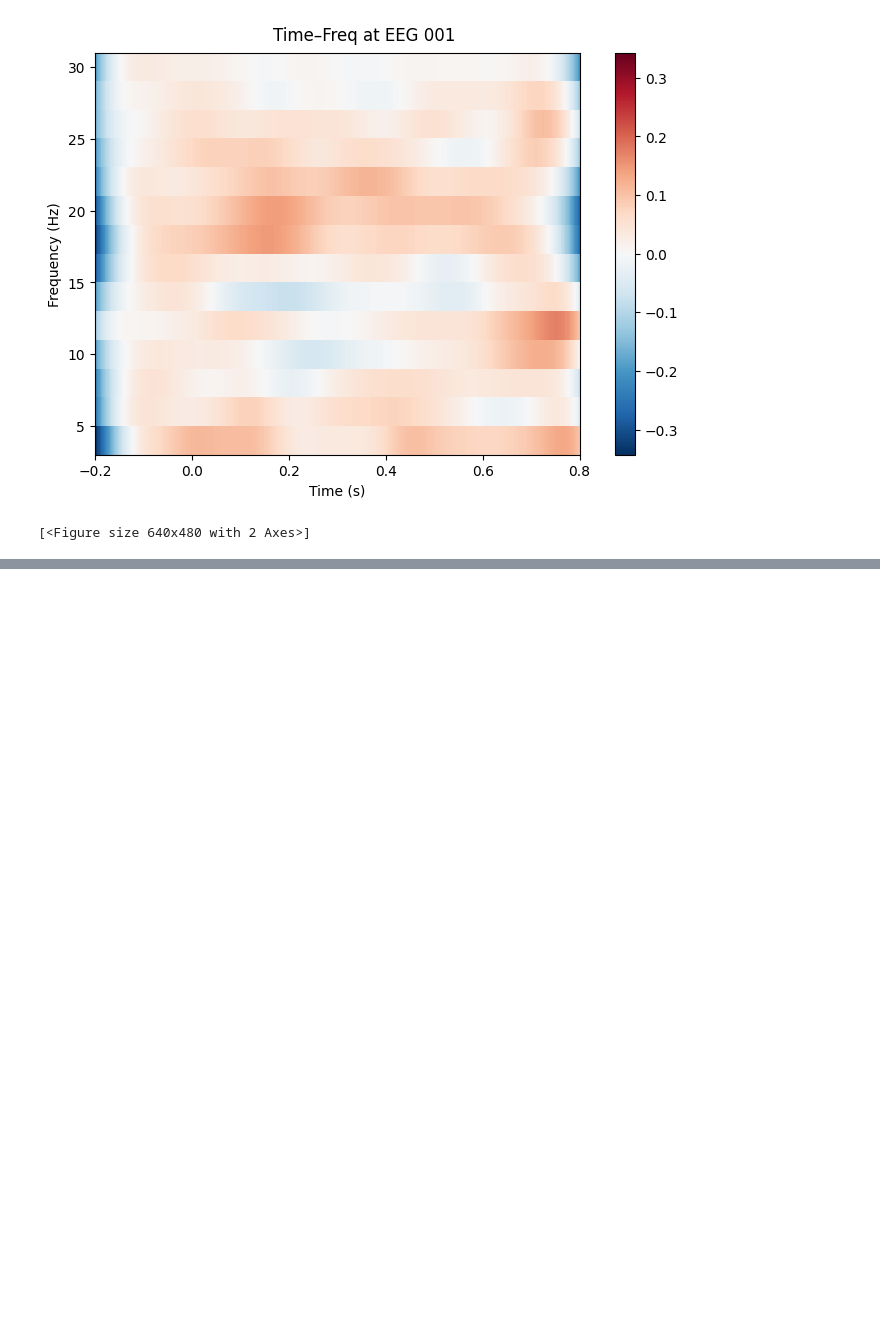
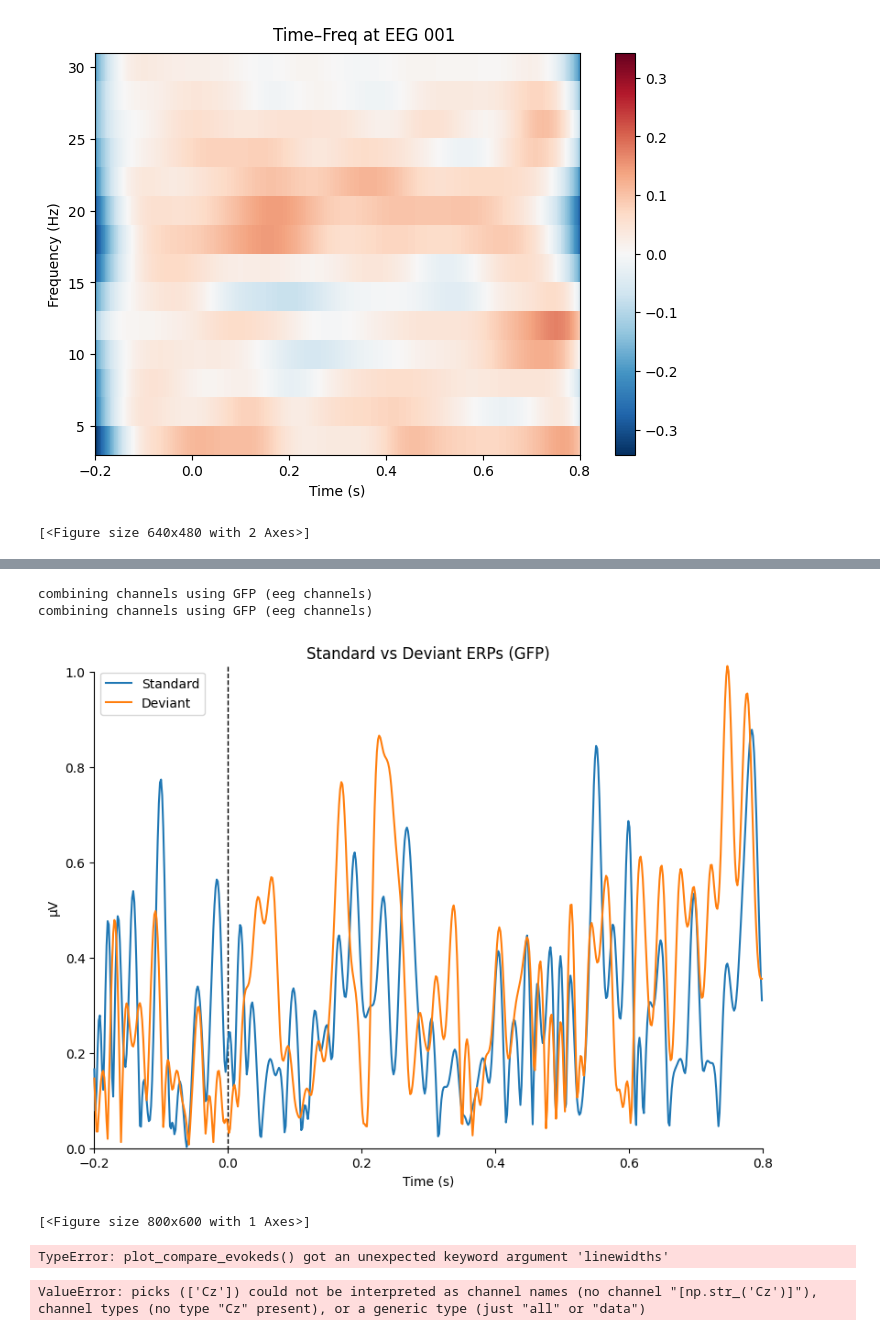
Before and after one commit to eozturk1968/neuro-pipeline, a Jupyter notebook: 01_load_and_plot.ipynb/01_load_and_plot.ipynb.ipynb, the cells around one changed output, grey strips where cells are left out. Cells and saved outputs as stored; diff of their text form; code cells hidden in the pictures; blank space fills up the shorter version.

```diff
--- a/01_load_and_plot.ipynb/01_load_and_plot.ipynb.ipynb
+++ b/01_load_and_plot.ipynb/01_load_and_plot.ipynb.ipynb
@@ -378,0 +383,17 @@ Applying baseline correction (mode: logratio)
+# %%
+# Map stimulus codes to names
+event_id = {
+    'standard': 1,
+    'deviant': 2
+}
+# %%
+# Step 7a: Epoch with condition labels
+epochs_cond = mne.Epochs(
+    raw_filtered,
+    events,
+    event_id=event_id,
+    tmin=-0.2,
+    tmax=0.8,
+    preload=True,
+    reject=dict(eeg=100e-6)
+)
@@ -378,0 +418,51 @@ Applying baseline correction (mode: logratio)
+# %%
+# Step 7b: Compute evoked for each condition
+evoked_std = epochs_cond['standard'].average()
+evoked_dev = epochs_cond['deviant'].average()
+
+# Plot them together for comparison
+mne.viz.plot_compare_evokeds(
+    dict(Standard=evoked_std, Deviant=evoked_dev),
+    picks=eeg_picks[:3],    # show first 3 EEG channels
+    title='Standard vs Deviant ERPs'
+)
+# %% [output]
+combining channels using GFP (eeg channels)
+combining channels using GFP (eeg channels)
+[figure, added]
+[<Figure size 800x600 with 1 Axes>]
+# %%
+mne.viz.plot_compare_evokeds(
+    dict(Standard=evoked_std, Deviant=evoked_dev),
+    picks=['Cz'],  # or your channel names
+    colors={'Standard':'blue','Deviant':'red'},
+    linestyles={'Standard':'-','Deviant':'--'},
+    linewidths=3,
+    title='Standard vs Deviant ERPs at Cz'
+)
+# %% [output]
+TypeError: plot_compare_evokeds() got an unexpected keyword argument 'linewidths'
+# %%
+import matplotlib.pyplot as plt
+
+# Prepare the evoked dict
+evokeds = {'Standard': evoked_std, 'Deviant': evoked_dev}
+
+# Plot with colors and linestyles only
+fig = mne.viz.plot_compare_evokeds(
+    evokeds,
+    picks=['Cz'],                # your channel name
+    colors={'Standard': 'blue', 'Deviant': 'red'},
+    linestyles={'Standard': '-', 'Deviant': '--'}
+)
+
+# Increase line width for clarity
+ax = fig.axes[0]
+for line in ax.get_lines():
+    line.set_linewidth(2.5)
+
+# Add title
+ax.set_title('Standard vs Deviant ERPs at Cz')
+plt.show()
+# %% [output]
+ValueError: picks (['Cz']) could not be interpreted as channel names (no channel "[np.str_('Cz')]"), channel types (no type "Cz" present), or a generic type (just "all" or "data")
```
Also changed, not shown: parts of 4 cells of this notebook.
